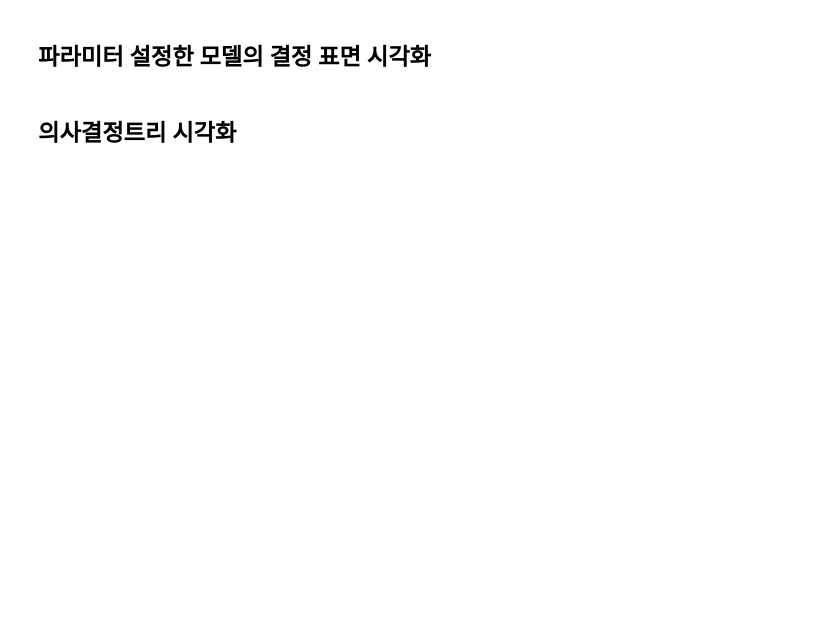
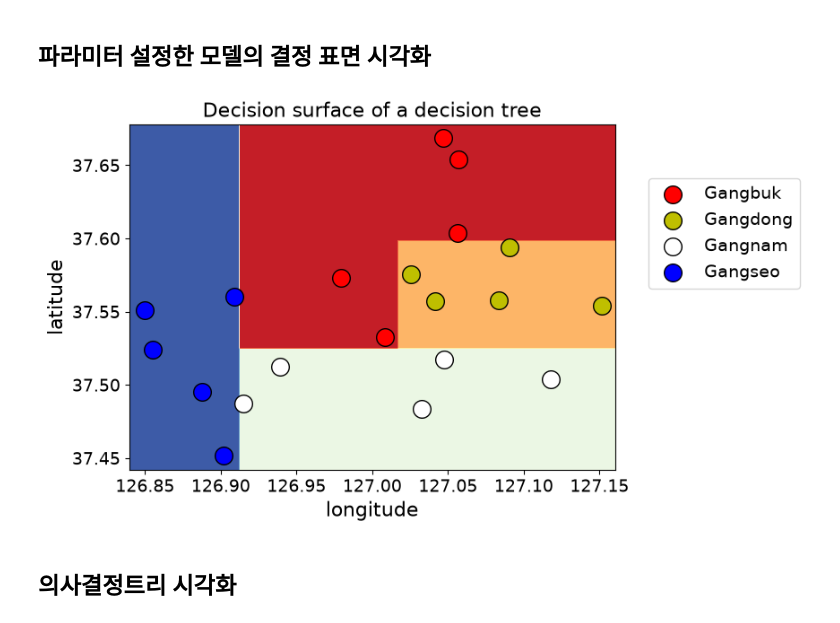
Before and after one commit to woyo73/AI_Learning, a Jupyter notebook: machine&deepLearning/src/machineLearning/ch04_decision-tree.ipynb, the cells around one changed output. Drawn from its saved outputs; the diff is of its cells as text; code cells hidden in the pictures; blank space fills up the shorter version.

```diff
--- a/machine&deepLearning/src/machineLearning/ch04_decision-tree.ipynb
+++ b/machine&deepLearning/src/machineLearning/ch04_decision-tree.ipynb
@@ -82,3 +165,10 @@ plt.title('district visualization in 2d plane')
 # %% [markdown]
 # 데이터 다듬기
 ##### 학습 및 데스트에 필요없는 특징(feature)을 데이터 제거. 구 이름 및 동 이름은 학습 및 데스트에 필요없으므로, 제거.
+# %%
+# district 열을 제거 한다
+train_df.drop(['district'], axis=1, inplace=True)
+test_df.drop(['dong'], axis=1, inplace=True)
+
+print(train_df.head())
+print(test_df.head())
@@ -124,10 +278,18 @@ def display_decision_surface(clf, X, y):
 # %% [markdown]
 ## 파라미터 설정한 모델의 결정 표면 시각화
 # %%
-# 트리의 최대 한도 깊이
-# 자식 노드를 갖기 위한 최소한의 데이터 갯수
-# 맨 마지막 끝 노드의 최소 데이터 갯수
-# 여러번 실행해도, 파라미터가 같은 경우, 결과가 항상 같게 만들어주는 파라미터
+clf = tree.DecisionTreeClassifier(max_depth = 4,            # 트리의 최대 한도 깊이 ( 단계?? )
+                                  min_samples_split = 2,    # 자식 노드를 갖기 위한 최소한의 데이터 갯수
+                                  min_samples_leaf = 2,     # 맨 마지막 끝 노드의 최소 데이터 갯수
+                                  random_state = 70)        # 여러번 실행해도, 파라미터가 같은 경우, 결과가 항상 같게 만들어주는 파라미터
+
+# 학습!!
+clf.fit(x_train, y_encoded.ravel())
+
+#
+display_decision_surface(clf, x_train, y_encoded)
+# %% [output]
+[figure, added]
 # %% [markdown]
 ## 의사결정트리 시각화
 # %%
```
Also changed, not shown: parts of 17 cells of this notebook, 7 other files.
